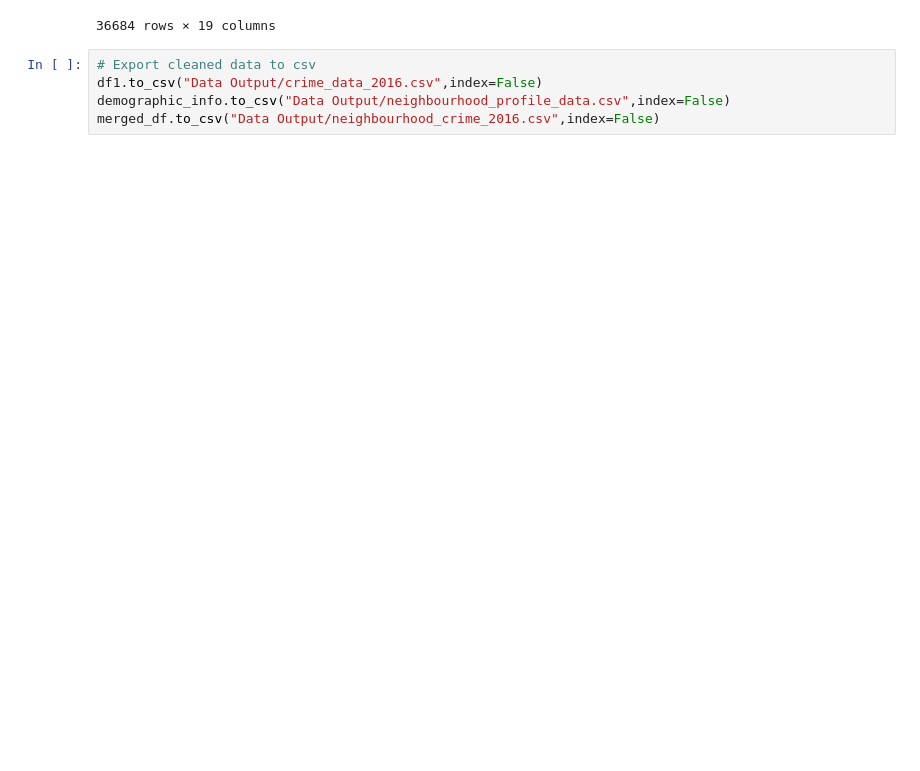
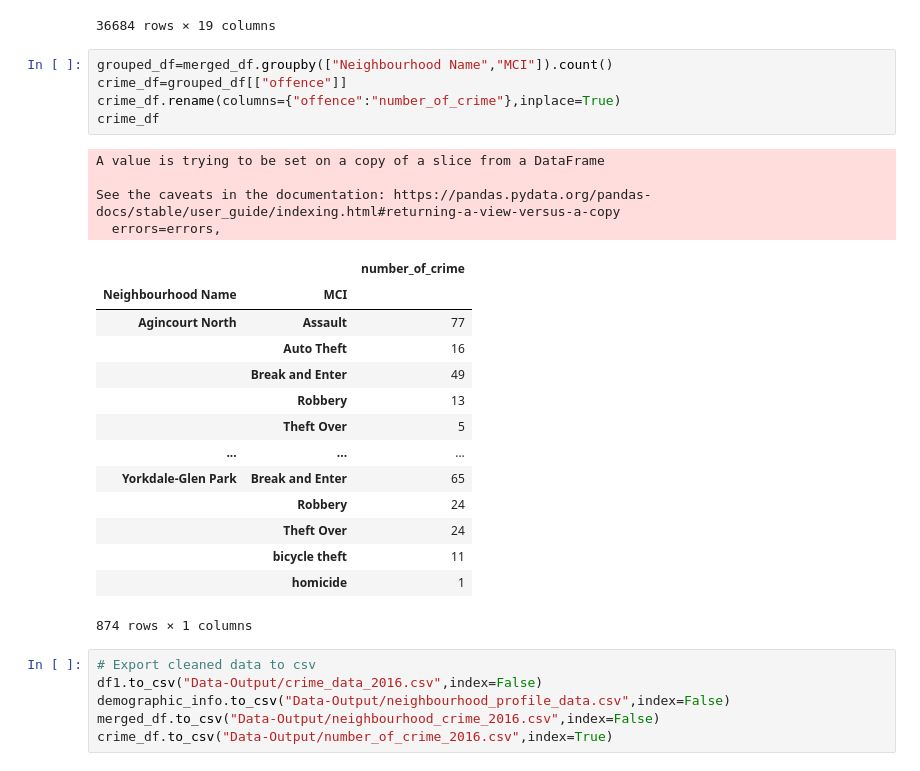
Before and after one commit to neha-nayeem/Project-2, a Jupyter notebook: Data Cleaning.ipynb, the cells around one changed output. Cells and saved outputs as stored; diff of their text form; blank space fills up the shorter version.

```diff
--- a/Data Cleaning.ipynb
+++ b/Data Cleaning.ipynb
@@ -210,8 +210,33 @@ merged_df
 | 36682 | THEFT UNDER | 2016.0 | bicycle theft | 54 | 60 | -79.312477 | 43.695240 | Woodbine-Lumsden | ... |
 | 36683 | THEFT UNDER - BICYCLE | 2016.0 | bicycle theft | 54 | 60 | -79.304710 | 43.691391 | Woodbine-Lumsden | ... |
 36684 rows × 19 columns
+# %%
+grouped_df=merged_df.groupby(["Neighbourhood Name","MCI"]).count()
+crime_df=grouped_df[["offence"]]
+crime_df.rename(columns={"offence":"number_of_crime"},inplace=True)
+crime_df
+# %% [output]
+A value is trying to be set on a copy of a slice from a DataFrame
+
+See the caveats in the documentation: https://pandas.pydata.org/pandas-docs/stable/user_guide/indexing.html#returning-a-view-versus-a-copy
+  errors=errors,
+|  |  | number_of_crime |
+| Neighbourhood Name | MCI |  |
+| Agincourt North | Assault | 77 |
+|  | Auto Theft | 16 |
+|  | Break and Enter | 49 |
+|  | Robbery | 13 |
+|  | Theft Over | 5 |
+| ... | ... | ... |
+| Yorkdale-Glen Park | Break and Enter | 65 |
+|  | Robbery | 24 |
+|  | Theft Over | 24 |
+|  | bicycle theft | 11 |
+|  | homicide | 1 |
+874 rows × 1 columns
 # %%
 # Export cleaned data to csv
-df1.to_csv("Data Output/crime_data_2016.csv",index=False)
-demographic_info.to_csv("Data Output/neighbourhood_profile_data.csv",index=False)
-merged_df.to_csv("Data Output/neighbourhood_crime_2016.csv",index=False)
+df1.to_csv("Data-Output/crime_data_2016.csv",index=False)
+demographic_info.to_csv("Data-Output/neighbourhood_profile_data.csv",index=False)
+merged_df.to_csv("Data-Output/neighbourhood_crime_2016.csv",index=False)
+crime_df.to_csv("Data-Output/number_of_crime_2016.csv",index=True)
```
Also changed, not shown: parts of 3 cells of this notebook, 2 other files.
